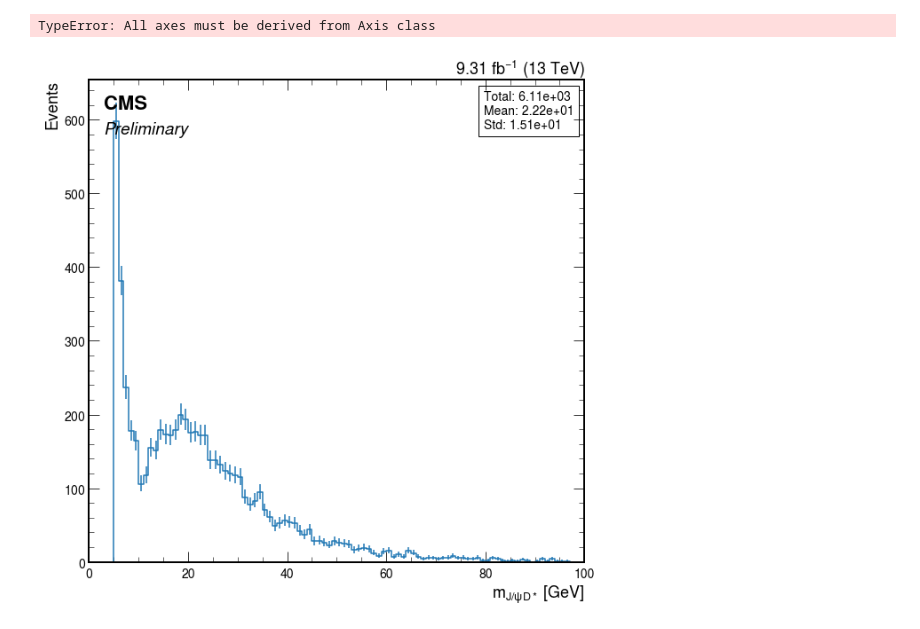
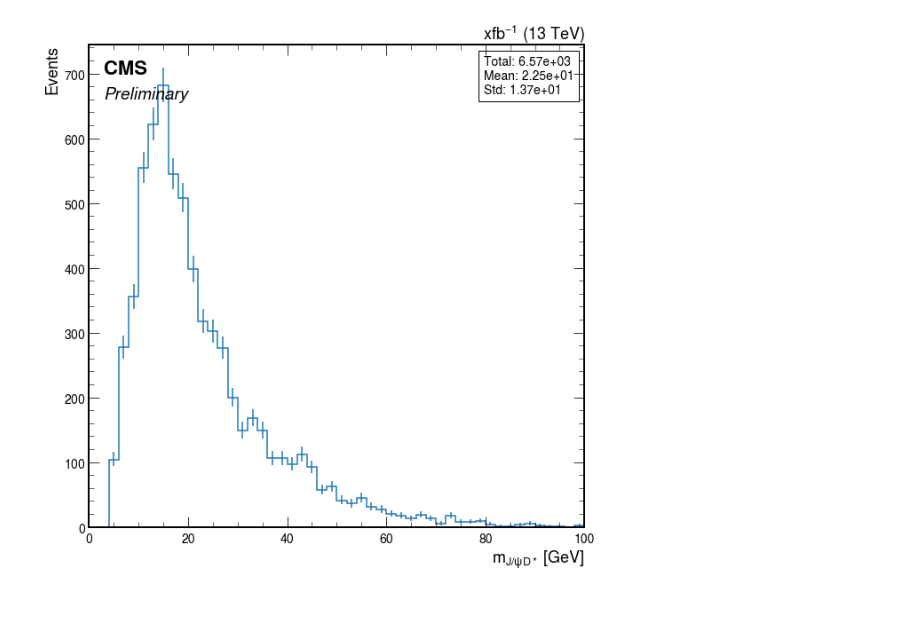
Before and after one commit to Mapse/OniaOpenCharmRun2ULAna, a Jupyter notebook: temp/JpsiOpenCharmPlots.ipynb, the cells around one changed output. Cells and saved outputs as stored; diff of their text form; code cells hidden in the pictures.

```diff
--- a/temp/JpsiOpenCharmPlots.ipynb
+++ b/temp/JpsiOpenCharmPlots.ipynb
@@ -62,10 +103,0 @@ dict_values([<Hist (npvs) instance at 0x...>, <Hist (pt,eta,phi) instance at 0x.
-# %%
-# phi
-
-ax = hists['D0_p'].sum('pt','eta')
-
-bx = ax.rebin("phi", hist.Bin("phi", "$\phi_{D^0 trks}$", 35, -3.5, 3.5))
-
-cx = create_plot1d(bx)
-
-#cx.set_xlim(-2.6, 2.6)
@@ -167,6 +196,8 @@ def ratio_plot(num, denom):
     return ax, rax
 # %%
 def create_plot1d(hist1d, log=False, ax=None):
+    lumi = "x"
+
     from matplotlib.offsetbox import AnchoredOffsetbox, TextArea
     plt.style.use(mplhep.style.CMS)
     plt.rcParams.update({
@@ -207,7 +238,7 @@ def create_plot1d(hist1d, log=False, ax=None):
                   verticalalignment='bottom',
                   transform=ax.transAxes
                  )
-    lumi = plt.text(1., 1., r"9.31 fb$^{-1}$ (13 TeV)",
+    lumi = plt.text(1., 1., r"" + lumi +  "fb$^{-1}$ (13 TeV)",
                 fontsize=18,
                 fontstyle='normal',
                 horizontalalignment='right',
@@ -680,14 +716,20 @@ weight: 1.1309980587849646
 # %%
-ax = create_plot1d(hists['JpsiDstar']['JpsiDstar_mass'])
+#ax = create_plot1d(hists['JpsiDstar']['JpsiDstar_mass'])
 
-ax.set_xlim(0, 100)
+#file = '../output/test_Charmonium2017E_new_code/test_Charmonium2017E_new_code_hists.coffea'
+#file = '../output/test_trigger_Charmonium2017E/test_trigger_Charmonium2017E_hists.coffea'
+#file = '../output/Charmonium2017E_D0_dl_study/Charmonium2017E_D0_dl_study_hists.coffea'
+#file = '../output/Monte_Carlo_2017_new_code/Monte_Carlo_2017_new_code_hists.coffea'
+
+#hists = load(file)
+
+histograma = hists['JpsiDstar']['JpsiDstar_mass']
+
+#ax = histograma.rebin("mass", hist.Bin("mass", "$m_{J/\psi D*}$ [GeV]", 100, 0, 100))
+
+ax = create_plot1d(histograma)
 
 
-ax = hists['JpsiDstar']['JpsiDstar_mass']
-
-bx = ax.rebin("mass", hist.Hist("Events", hist.Bin("mass", "$m_{J/\psi D*}$ [GeV]", 100, 0, 100)))
-
-cx = create_plot1d(bx)
+#ax.set_xlim(0, 20)
 # %% [output]
-TypeError: All axes must be derived from Axis class
-[figure, old version]
+[figure, new version]
```
Also changed, not shown: parts of 57 cells of this notebook, 46 other files.
